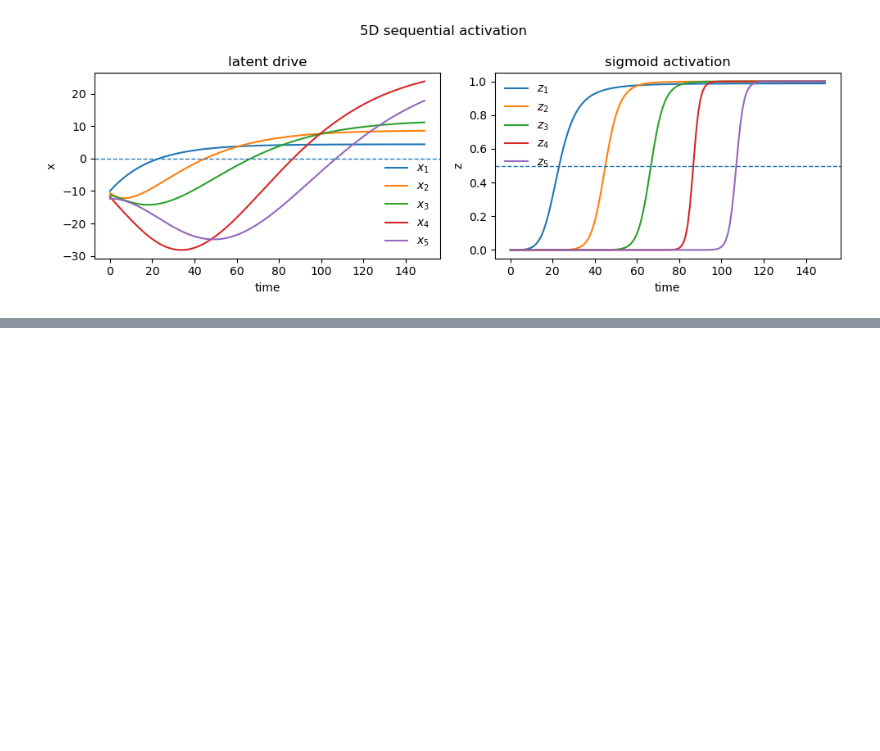
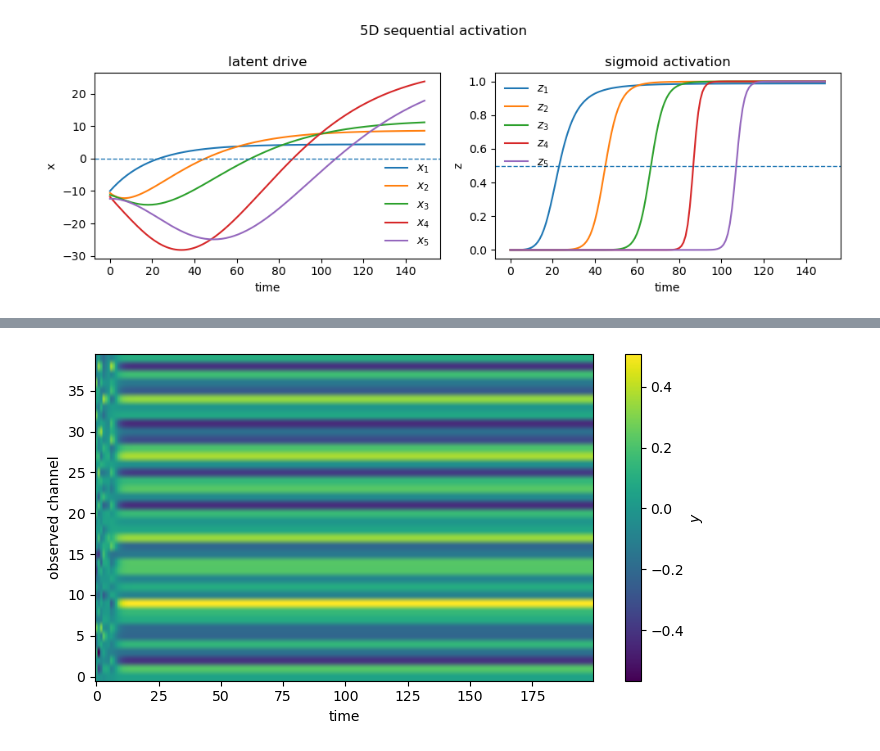
Before and after one commit to stootoon/sequential-sigmoidal-factor-analysis, a Jupyter notebook: sequential-ppca.ipynb, the cells around one changed output, grey strips where cells are left out. Cells and saved outputs as stored; diff of their text form; code cells hidden in the pictures; blank space fills up the shorter version.

```diff
--- a/sequential-ppca.ipynb
+++ b/sequential-ppca.ipynb
@@ -173,0 +588,4 @@ final z values: [0.98778855 0.99981267 0.999986   1.         0.99999998]
+# %%
+fit["model"].plot_observations(yhat)
+# %% [output]
+[figure, added]
```
Also changed, not shown: parts of 6 cells of this notebook.
